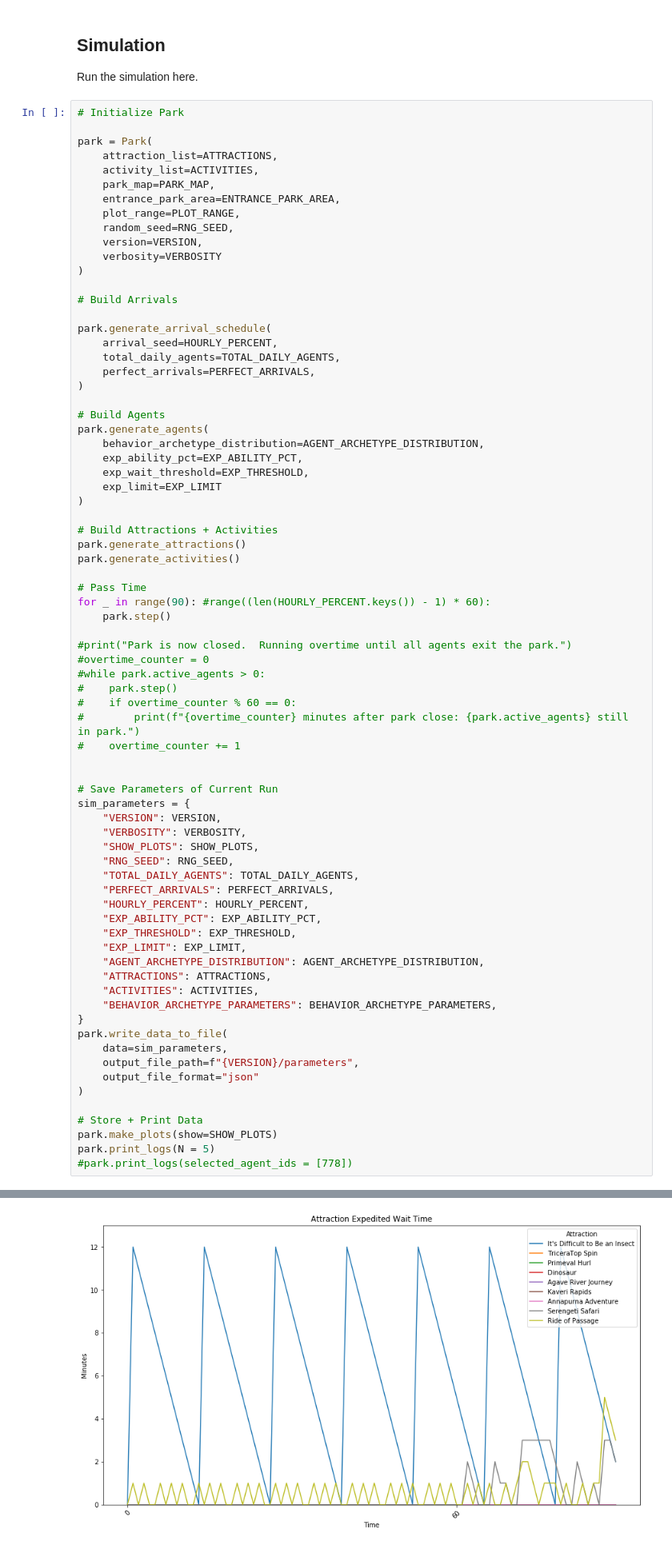
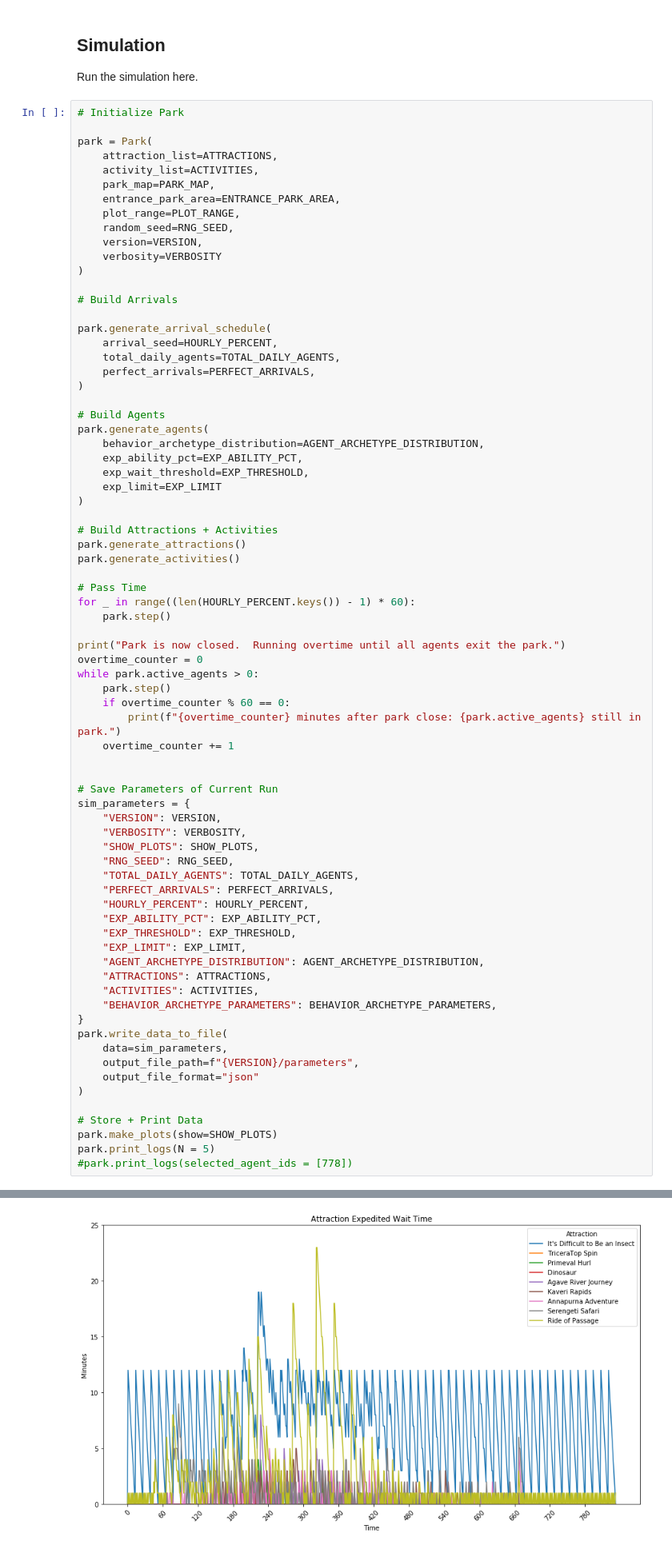
Before and after one commit to AlexBorger/shapeland, a Jupyter notebook: Code/amusement_park_sim.ipynb, the cells around one changed output, grey strips where cells are left out. Shown at 80% size. Saved outputs shown, nothing was run; the diff lists cells and outputs as text.

```diff
--- a/Code/amusement_park_sim.ipynb
+++ b/Code/amusement_park_sim.ipynb
@@ -373,16 +373,16 @@ park.generate_attractions()
 park.generate_activities()
 
 # Pass Time
-for _ in range(90): #range((len(HOURLY_PERCENT.keys()) - 1) * 60):
+for _ in range((len(HOURLY_PERCENT.keys()) - 1) * 60):
     park.step()
 
-#print("Park is now closed.  Running overtime until all agents exit the park.")
-#overtime_counter = 0
-#while park.active_agents > 0:
-#    park.step()
-#    if overtime_counter % 60 == 0:
-#        print(f"{overtime_counter} minutes after park close: {park.active_agents} still in park.")
-#    overtime_counter += 1
+print("Park is now closed.  Running overtime until all agents exit the park.")
+overtime_counter = 0
+while park.active_agents > 0:
+    park.step()
+    if overtime_counter % 60 == 0:
+        print(f"{overtime_counter} minutes after park close: {park.active_agents} still in park.")
+    overtime_counter += 1
 
 
 # Save Parameters of Current Run
@@ -436 +436 @@ Attraction Wait Times (Minutes):
-[figure, old version]
+[figure, new version]
```
Also changed, not shown: parts of 6 cells of this notebook, 3 other files.
